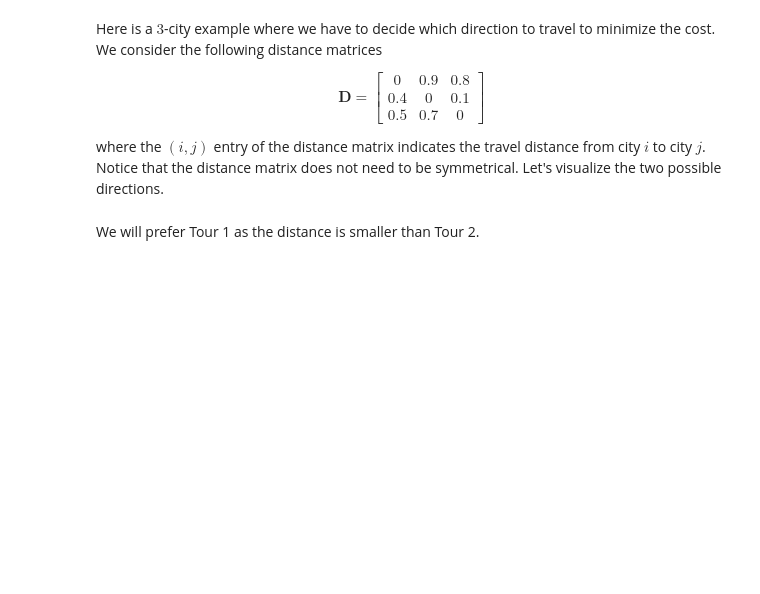
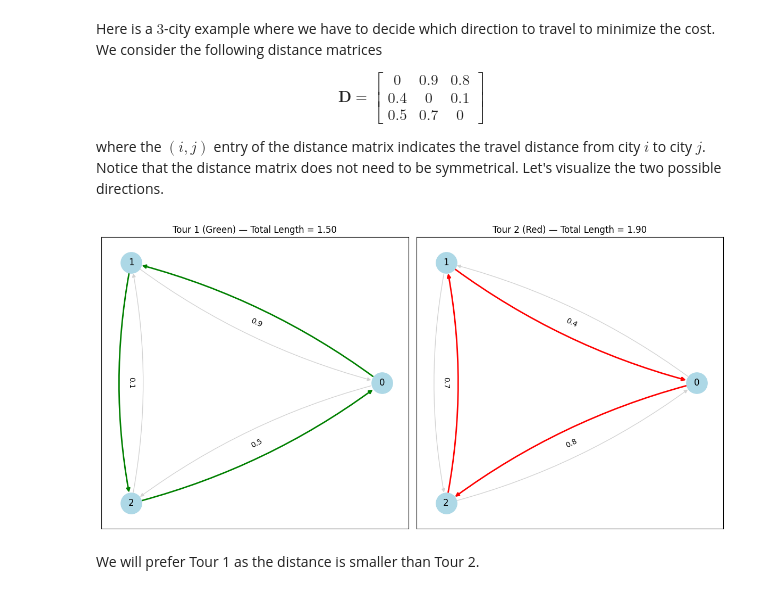
Before and after one commit to qiboteam/qiboopt, a Jupyter notebook: tutorial/TSP.ipynb, the cells around one changed output. Saved outputs shown, nothing was run; the diff lists cells and outputs as text; code cells hidden in the pictures; blank space fills up the shorter version.

```diff
--- a/tutorial/TSP.ipynb
+++ b/tutorial/TSP.ipynb
@@ -59,33 +63,52 @@ pos = nx.circular_layout(G)  # nice circular layout
 fig, axes = plt.subplots(1, 2, figsize=(12, 6))
 
 # --- Tour 1 in green ---
 ax = axes[0]
 nx.draw_networkx_edges(G, pos, ax=ax, edge_color="lightgray", arrows=True,
                        connectionstyle="arc3,rad=0.1", arrowstyle='-|>', min_source_margin=15, min_target_margin=15)
 nx.draw_networkx_edges(G, pos, edgelist=tour1, ax=ax,
                        edge_color="green", width=2, arrows=True,
                        connectionstyle="arc3,rad=0.1", arrowstyle='-|>', min_source_margin=15, min_target_margin=15)
 nx.draw_networkx_nodes(G, pos, ax=ax, node_color="lightblue", node_size=800)
 nx.draw_networkx_labels(G, pos, ax=ax, font_size=12, font_color="black")
 edge_labels = {(i, j): f"{dist_matrix[i, j]:.1f}" for i, j in tour1}
 nx.draw_networkx_edge_labels(G, pos, edge_labels=edge_labels, ax=ax, font_size=10)
 ax.set_title(f"Tour 1 (Green) — Total Length = {tour1_length:.2f}")
 
 # --- Tour 2 in red ---
 ax = axes[1]
 nx.draw_networkx_edges(G, pos, ax=ax, edge_color="lightgray", arrows=True,
                        connectionstyle="arc3,rad=0.1", arrowstyle='-|>', min_source_margin=15, min_target_margin=15)
 nx.draw_networkx_edges(G, pos, edgelist=tour2, ax=ax,
                        edge_color="red", width=2, arrows=True,
                        connectionstyle="arc3,rad=0.1", arrowstyle='-|>', min_source_margin=15, min_target_margin=15)
 nx.draw_networkx_nodes(G, pos, ax=ax, node_color="lightblue", node_size=800)
 nx.draw_networkx_labels(G, pos, ax=ax, font_size=12, font_color="black")
 edge_labels = {(i, j): f"{dist_matrix[i, j]:.1f}" for i, j in tour2}
 nx.draw_networkx_edge_labels(G, pos, edge_labels=edge_labels, ax=ax, font_size=10)
 ax.set_title(f"Tour 2 (Red) — Total Length = {tour2_length:.2f}")
 
 plt.tight_layout()
 plt.show()
+
+TOUR_COLORS    = {"(0, 1, 2)": "#22d3ee", "(0, 2, 1)": "#f472b6"}
+PENALTY_COLORS = {1.9: "#818cf8", 2.9: "#34d399", 3.9: "#fb923c"}
+OPTIMAL_TOUR   = "(0, 1, 2)"
+OPTIMAL_LENGTH = 1.5
+
+def _unique_sorted(results_list, key):
+    return sorted(set(d[key] for d in results_list))
+
+
+def _build_pivot(results_list, penalties, layers, field):
+    """
+    Returns a 2-D list  pivot[r][c]  where
+      r = index into `penalties`, c = index into `layers`.
+    """
+    lookup = {(d["penalty"], d["layer"]): d[field] for d in results_list}
+    return [[lookup.get((pen, lay)) for lay in layers] for pen in penalties]
+# %% [output]
+[figure, added]
 # %% [markdown]
 We will prefer Tour 1 as the distance is smaller than Tour 2.
 # %% [markdown]
```
Also changed, not shown: parts of 5 cells of this notebook.
